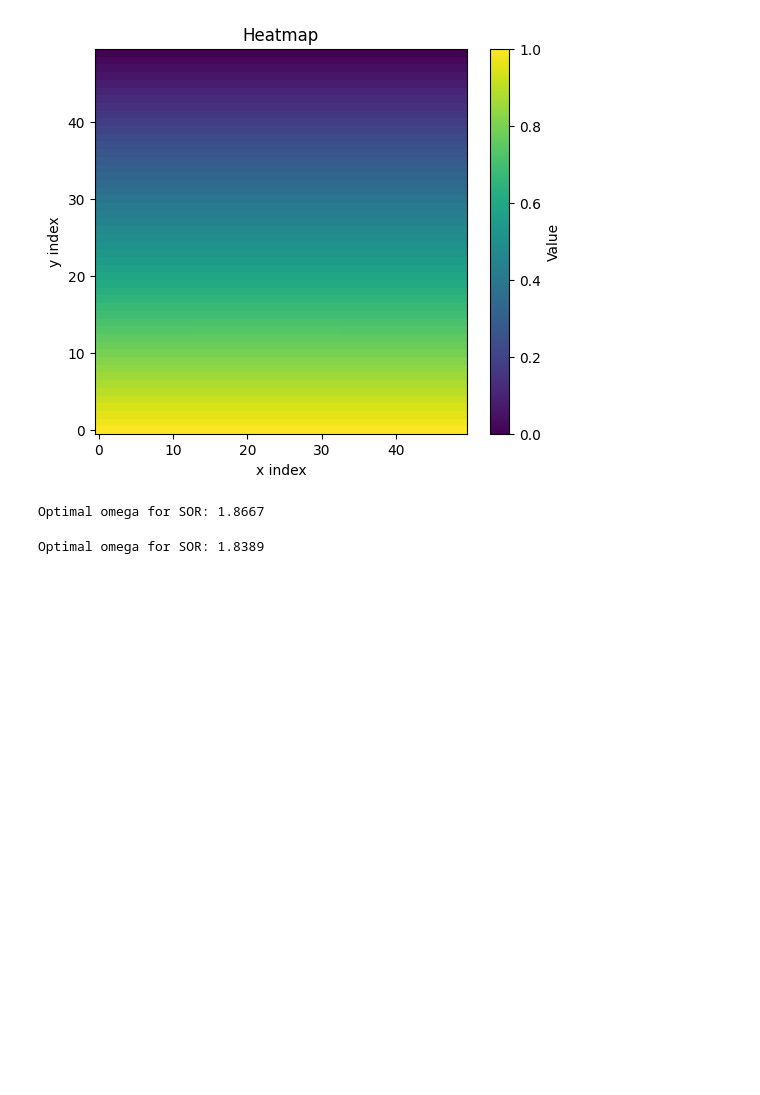
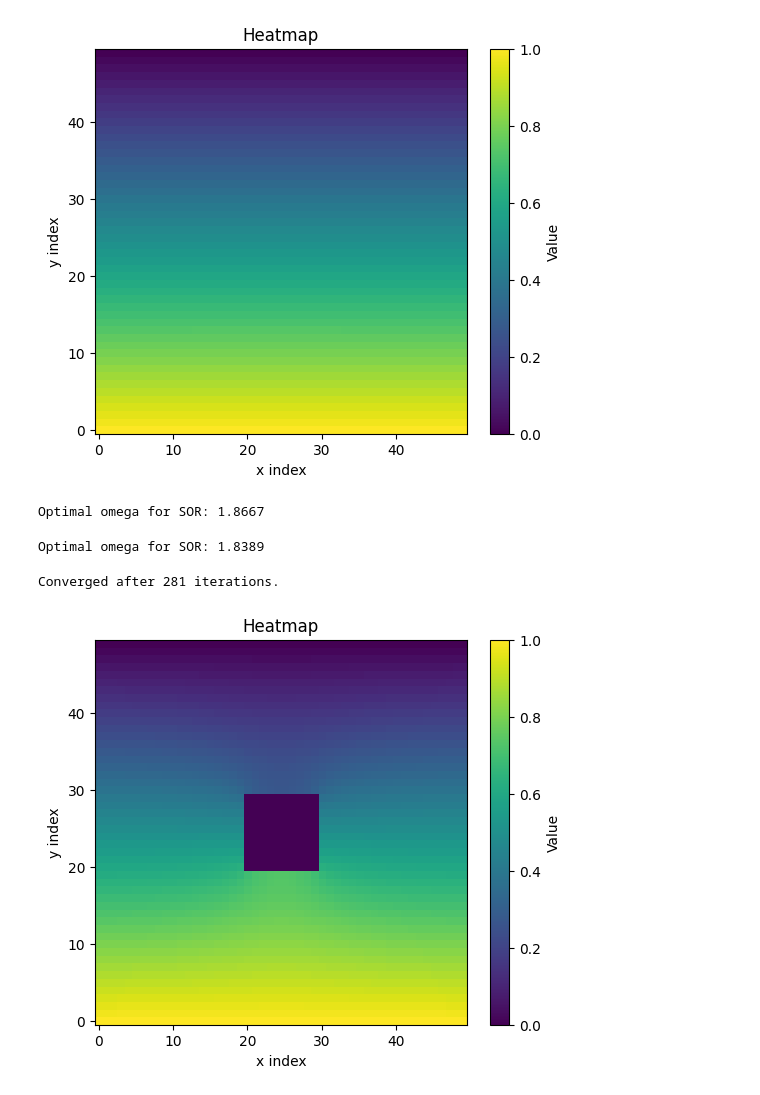
Before and after one commit to Hunter-13-z/Scientific-Computing, a Jupyter notebook: Assignment 1/pdes_and_iterative_methods.ipynb, the cells around one changed output. Drawn from its saved outputs; the diff is of its cells as text; code cells hidden in the pictures; blank space fills up the shorter version.

```diff
--- a/Assignment 1/pdes_and_iterative_methods.ipynb
+++ b/Assignment 1/pdes_and_iterative_methods.ipynb
@@ -338,3 +338,10 @@ best_omega = optimal_omega(50,50)
 print(f'Optimal omega for SOR: {best_omega:.4f}')
 # %% [output]
 Optimal omega for SOR: 1.8389
+# %%
+from utils import successive_over_relaxation_insulating
+u_sor_insulating, err_sor_insulating = successive_over_relaxation_insulating(50,50,1.85,sinks = [[20,30,20,30]])
+plot_heatmap(u_sor_insulating)
+# %% [output]
+Converged after 281 iterations.
+[figure, added]
```
Also changed, not shown: parts of 5 cells of this notebook, 2 other files.
